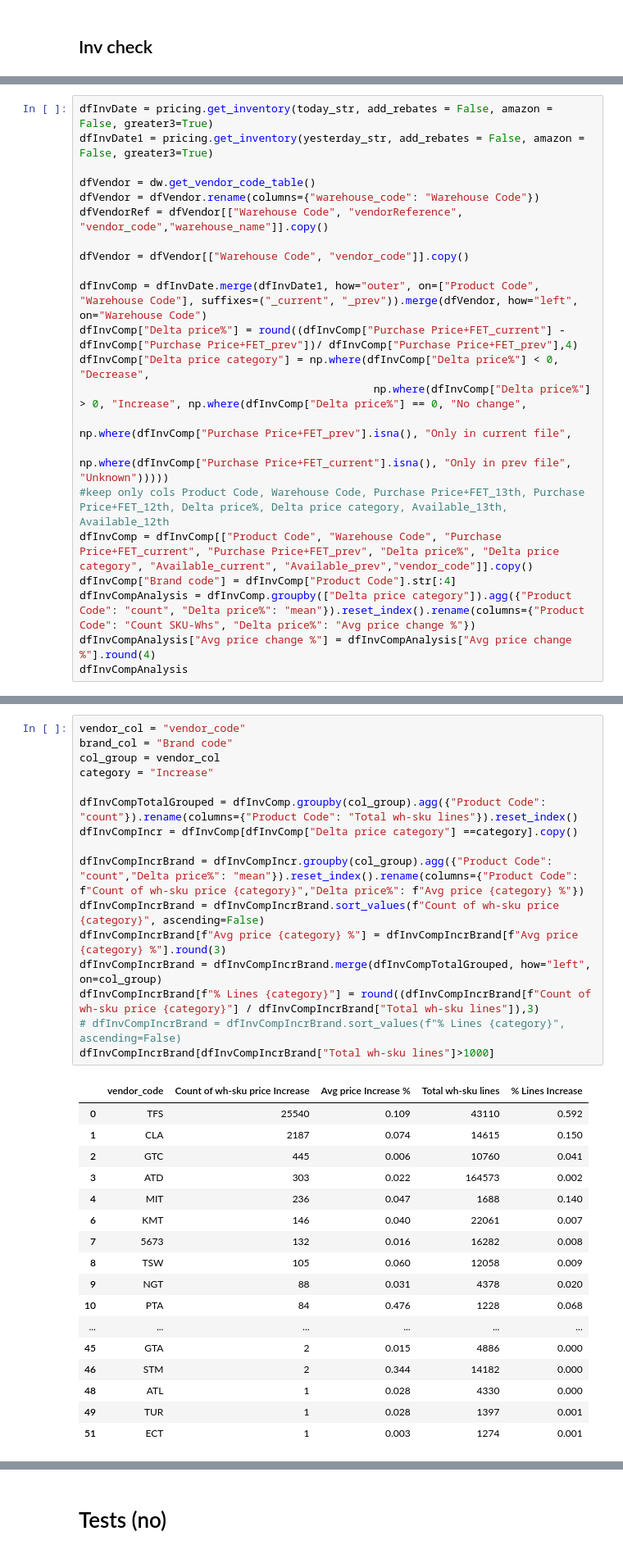
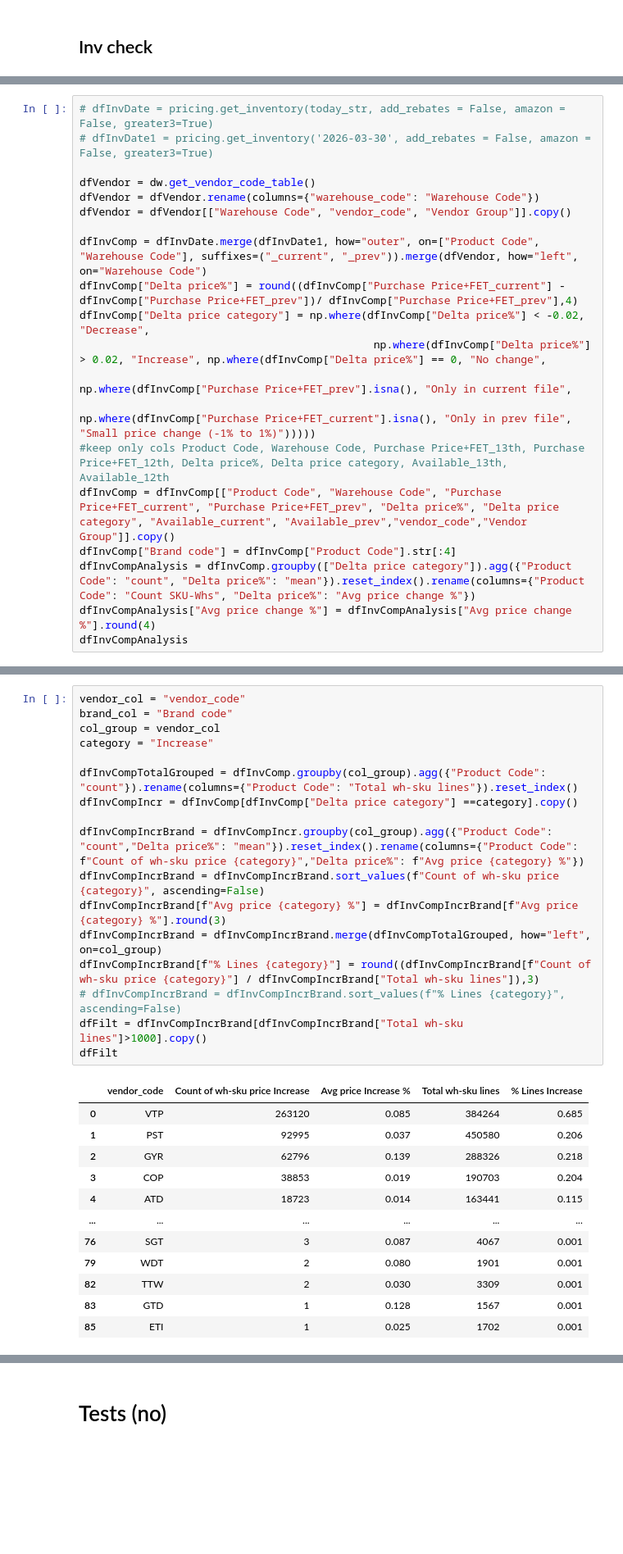
Before and after one commit to valentind-tireseasy/WMT_pricing, a Jupyter notebook: original_code/node_level_costs_pricing.ipynb, the cells around one changed output, grey strips where cells are left out. Shown at 82% size. Saved outputs shown, nothing was run; the diff lists cells and outputs as text; blank space fills up the shorter version.

Commit message:
Update reference notebook to current version in use
Co-Authored-By: Claude Opus 4.6 (1M context) <noreply@anthropic.com>

```diff
--- a/original_code/node_level_costs_pricing.ipynb
+++ b/original_code/node_level_costs_pricing.ipynb
@@ -1402,21 +1484,19 @@ dfCurrentTestsAll
 # %%
-dfInvDate = pricing.get_inventory(today_str, add_rebates = False, amazon = False, greater3=True)
-dfInvDate1 = pricing.get_inventory(yesterday_str, add_rebates = False, amazon = False, greater3=True)
+# dfInvDate = pricing.get_inventory(today_str, add_rebates = False, amazon = False, greater3=True)
+# dfInvDate1 = pricing.get_inventory('2026-03-30', add_rebates = False, amazon = False, greater3=True)
 
 dfVendor = dw.get_vendor_code_table()
 dfVendor = dfVendor.rename(columns={"warehouse_code": "Warehouse Code"})
-dfVendorRef = dfVendor[["Warehouse Code", "vendorReference", "vendor_code","warehouse_name"]].copy()
-
-dfVendor = dfVendor[["Warehouse Code", "vendor_code"]].copy()
+dfVendor = dfVendor[["Warehouse Code", "vendor_code", "Vendor Group"]].copy()
 
 dfInvComp = dfInvDate.merge(dfInvDate1, how="outer", on=["Product Code", "Warehouse Code"], suffixes=("_current", "_prev")).merge(dfVendor, how="left", on="Warehouse Code")
 dfInvComp["Delta price%"] = round((dfInvComp["Purchase Price+FET_current"] - dfInvComp["Purchase Price+FET_prev"])/ dfInvComp["Purchase Price+FET_prev"],4)
-dfInvComp["Delta price category"] = np.where(dfInvComp["Delta price%"] < 0, "Decrease",
-                                              np.where(dfInvComp["Delta price%"] > 0, "Increase", np.where(dfInvComp["Delta price%"] == 0, "No change",
+dfInvComp["Delta price category"] = np.where(dfInvComp["Delta price%"] < -0.02, "Decrease",
+                                              np.where(dfInvComp["Delta price%"] > 0.02, "Increase", np.where(dfInvComp["Delta price%"] == 0, "No change",
                                                                                                            np.where(dfInvComp["Purchase Price+FET_prev"].isna(), "Only in current file",
-                                                                                                                     np.where(dfInvComp["Purchase Price+FET_current"].isna(), "Only in prev file", "Unknown")))))
+                                                                                                                     np.where(dfInvComp["Purchase Price+FET_current"].isna(), "Only in prev file", "Small price change (-1% to 1%)")))))
 #keep only cols Product Code, Warehouse Code, Purchase Price+FET_13th, Purchase Price+FET_12th, Delta price%, Delta price category, Available_13th, Available_12th
-dfInvComp = dfInvComp[["Product Code", "Warehouse Code", "Purchase Price+FET_current", "Purchase Price+FET_prev", "Delta price%", "Delta price category", "Available_current", "Available_prev","vendor_code"]].copy()
+dfInvComp = dfInvComp[["Product Code", "Warehouse Code", "Purchase Price+FET_current", "Purchase Price+FET_prev", "Delta price%", "Delta price category", "Available_current", "Available_prev","vendor_code","Vendor Group"]].copy()
 dfInvComp["Brand code"] = dfInvComp["Product Code"].str[:4]
 dfInvCompAnalysis = dfInvComp.groupby(["Delta price category"]).agg({"Product Code": "count", "Delta price%": "mean"}).reset_index().rename(columns={"Product Code": "Count SKU-Whs", "Delta price%": "Avg price change %"})
 dfInvCompAnalysis["Avg price change %"] = dfInvCompAnalysis["Avg price change %"].round(4)
@@ -1439,34 +1514,30 @@ Download 100.
 # %%
 vendor_col = "vendor_code"
 brand_col = "Brand code"
 col_group = vendor_col
 category = "Increase"
 
 dfInvCompTotalGrouped = dfInvComp.groupby(col_group).agg({"Product Code": "count"}).rename(columns={"Product Code": "Total wh-sku lines"}).reset_index()
 dfInvCompIncr = dfInvComp[dfInvComp["Delta price category"] ==category].copy()
 
 dfInvCompIncrBrand = dfInvCompIncr.groupby(col_group).agg({"Product Code": "count","Delta price%": "mean"}).reset_index().rename(columns={"Product Code": f"Count of wh-sku price {category}","Delta price%": f"Avg price {category} %"})
 dfInvCompIncrBrand = dfInvCompIncrBrand.sort_values(f"Count of wh-sku price {category}", ascending=False)
 dfInvCompIncrBrand[f"Avg price {category} %"] = dfInvCompIncrBrand[f"Avg price {category} %"].round(3)
 dfInvCompIncrBrand = dfInvCompIncrBrand.merge(dfInvCompTotalGrouped, how="left", on=col_group)
 dfInvCompIncrBrand[f"% Lines {category}"] = round((dfInvCompIncrBrand[f"Count of wh-sku price {category}"] / dfInvCompIncrBrand["Total wh-sku lines"]),3)
 # dfInvCompIncrBrand = dfInvCompIncrBrand.sort_values(f"% Lines {category}", ascending=False)
-dfInvCompIncrBrand[dfInvCompIncrBrand["Total wh-sku lines"]>1000]
+dfFilt = dfInvCompIncrBrand[dfInvCompIncrBrand["Total wh-sku lines"]>1000].copy()
+dfFilt
 # %% [output]
 |  | vendor_code | Count of wh-sku price Increase | Avg price Increase % | Total wh-sku lines | % Lines Increase |
-| 0 | TFS | 25540 | 0.109 | 43110 | 0.592 |
-| 1 | CLA | 2187 | 0.074 | 14615 | 0.150 |
-| 2 | GTC | 445 | 0.006 | 10760 | 0.041 |
-| 3 | ATD | 303 | 0.022 | 164573 | 0.002 |
-| 4 | MIT | 236 | 0.047 | 1688 | 0.140 |
-| 6 | KMT | 146 | 0.040 | 22061 | 0.007 |
-| 7 | 5673 | 132 | 0.016 | 16282 | 0.008 |
-| 8 | TSW | 105 | 0.060 | 12058 | 0.009 |
-| 9 | NGT | 88 | 0.031 | 4378 | 0.020 |
-| 10 | PTA | 84 | 0.476 | 1228 | 0.068 |
+| 0 | VTP | 263120 | 0.085 | 384264 | 0.685 |
+| 1 | PST | 92995 | 0.037 | 450580 | 0.206 |
+| 2 | GYR | 62796 | 0.139 | 288326 | 0.218 |
+| 3 | COP | 38853 | 0.019 | 190703 | 0.204 |
+| 4 | ATD | 18723 | 0.014 | 163441 | 0.115 |
 | ... | ... | ... | ... | ... | ... |
-| 45 | GTA | 2 | 0.015 | 4886 | 0.000 |
-| 46 | STM | 2 | 0.344 | 14182 | 0.000 |
-| 48 | ATL | 1 | 0.028 | 4330 | 0.000 |
-| 49 | TUR | 1 | 0.028 | 1397 | 0.001 |
-| 51 | ECT | 1 | 0.003 | 1274 | 0.001 |
+| 76 | SGT | 3 | 0.087 | 4067 | 0.001 |
+| 79 | WDT | 2 | 0.080 | 1901 | 0.001 |
+| 82 | TTW | 2 | 0.030 | 3309 | 0.001 |
+| 83 | GTD | 1 | 0.128 | 1567 | 0.001 |
+| 85 | ETI | 1 | 0.025 | 1702 | 0.001 |
```
Also changed, not shown: parts of 137 cells of this notebook.
